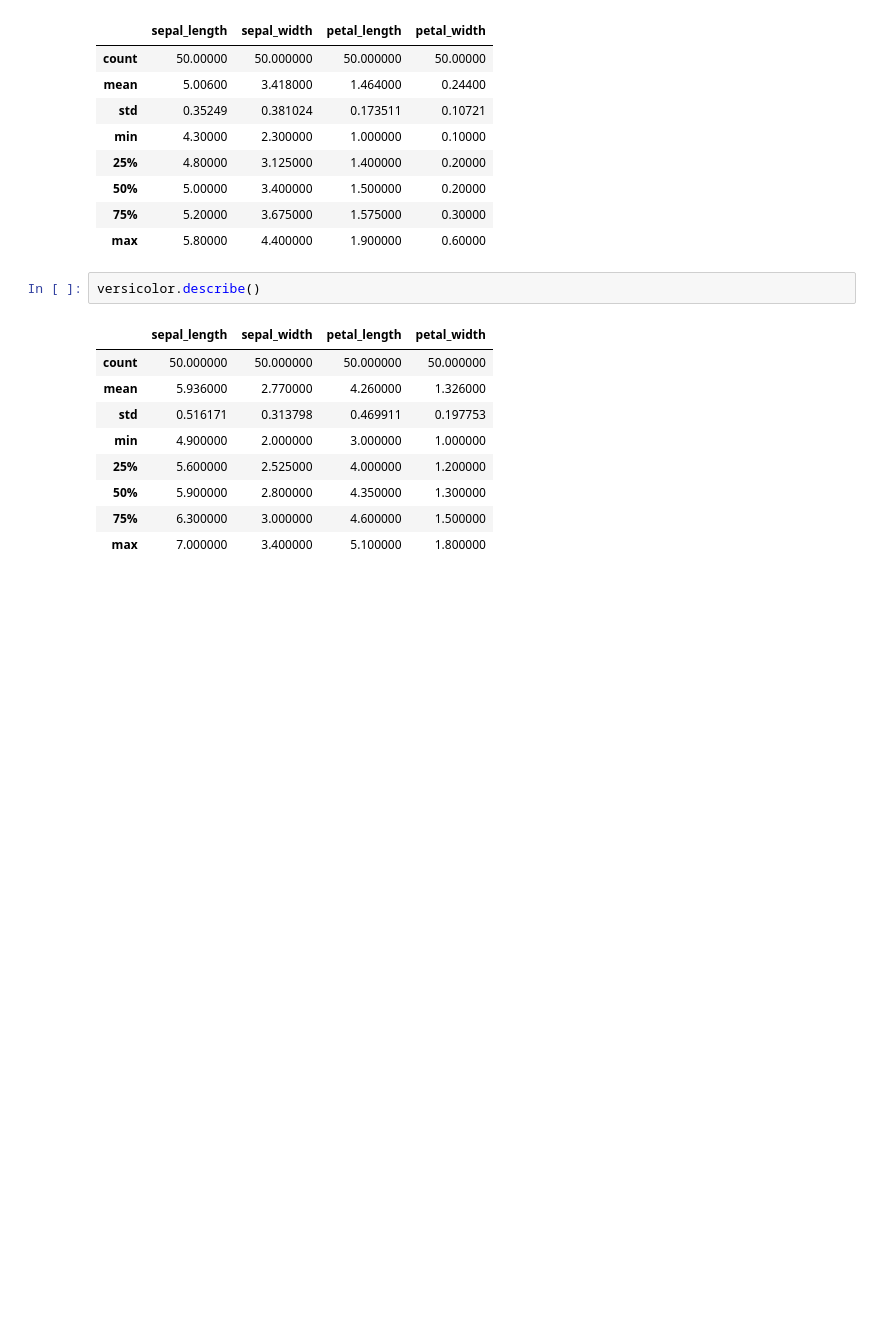
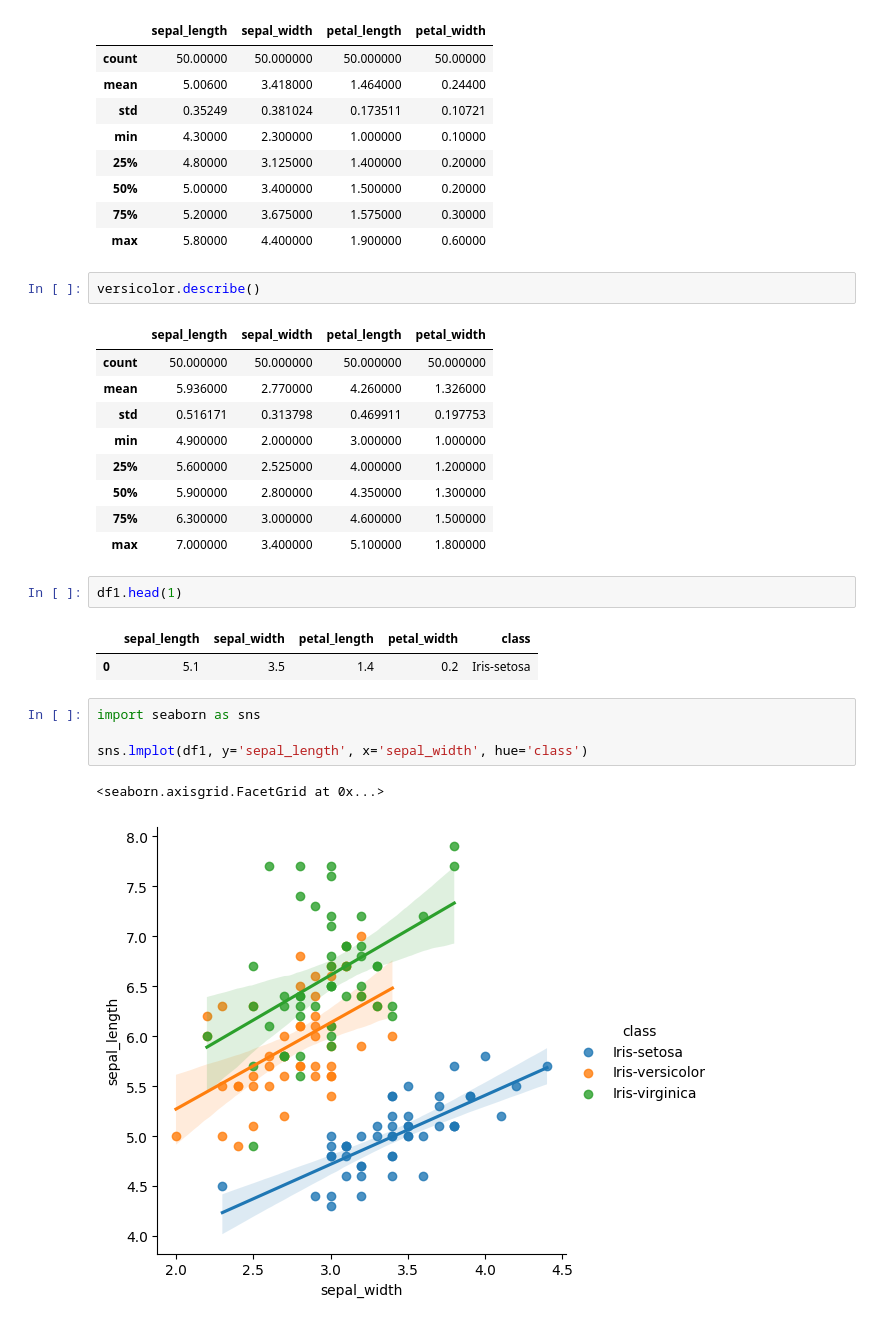
Before and after one commit to CyrilleKolle/statistics-ai, a Jupyter notebook: code/data_analysis.ipynb, the cells around one changed output. Cells and saved outputs as stored; diff of their text form; blank space fills up the shorter version.

```diff
--- a/code/data_analysis.ipynb
+++ b/code/data_analysis.ipynb
@@ -375,3 +375,15 @@ versicolor.describe()
 | 50% | 5.900000 | 2.800000 | 4.350000 | 1.300000 |
 | 75% | 6.300000 | 3.000000 | 4.600000 | 1.500000 |
 | max | 7.000000 | 3.400000 | 5.100000 | 1.800000 |
+# %%
+df1.head(1)
+# %% [output]
+|  | sepal_length | sepal_width | petal_length | petal_width | class |
+| 0 | 5.1 | 3.5 | 1.4 | 0.2 | Iris-setosa |
+# %%
+import seaborn as sns
+
+sns.lmplot(df1, y='sepal_length', x='sepal_width', hue='class')
+# %% [output]
+<seaborn.axisgrid.FacetGrid at 0x...>
+[figure, added]
```
Also changed, not shown: parts of 4 cells of this notebook, 6 other files.
